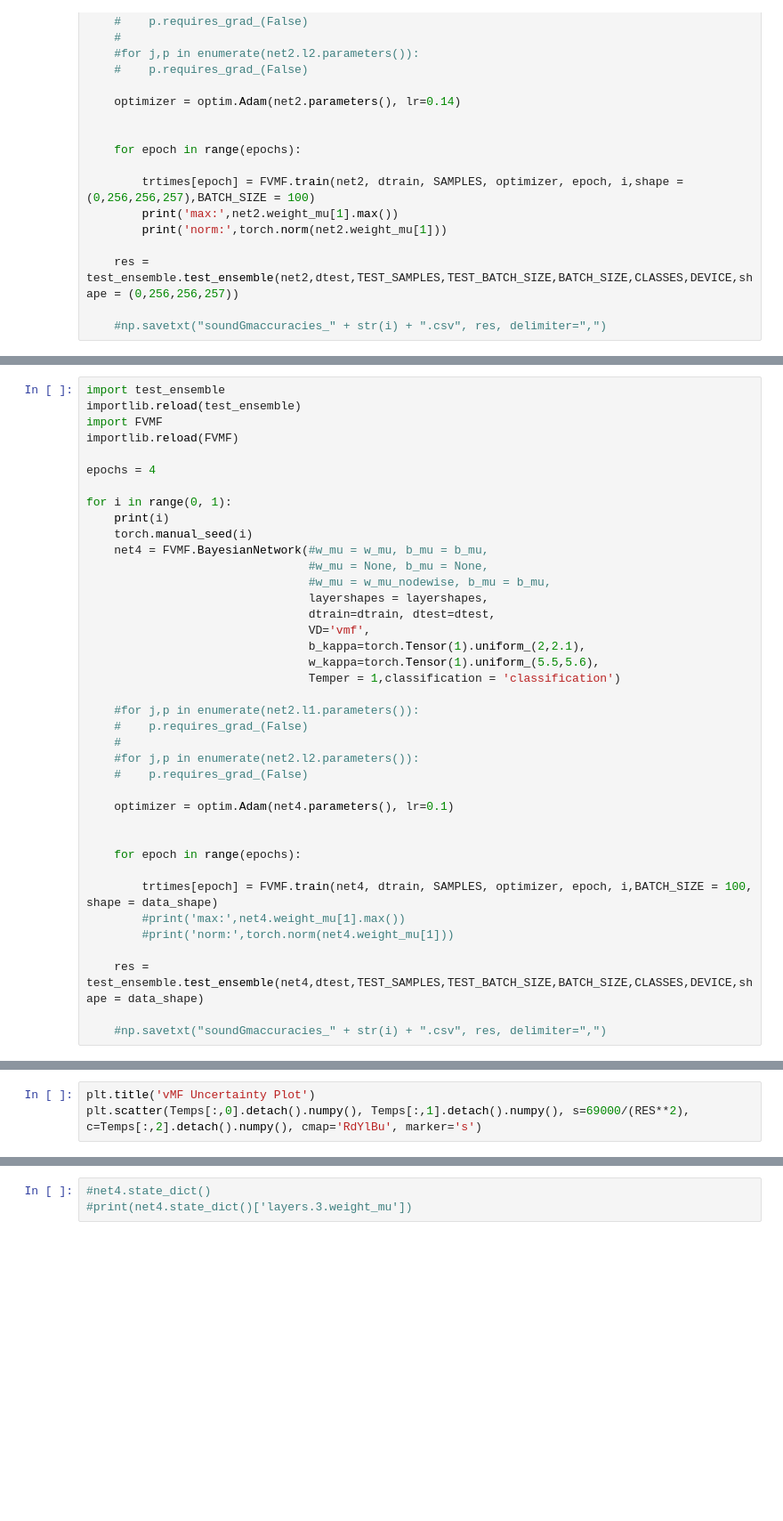
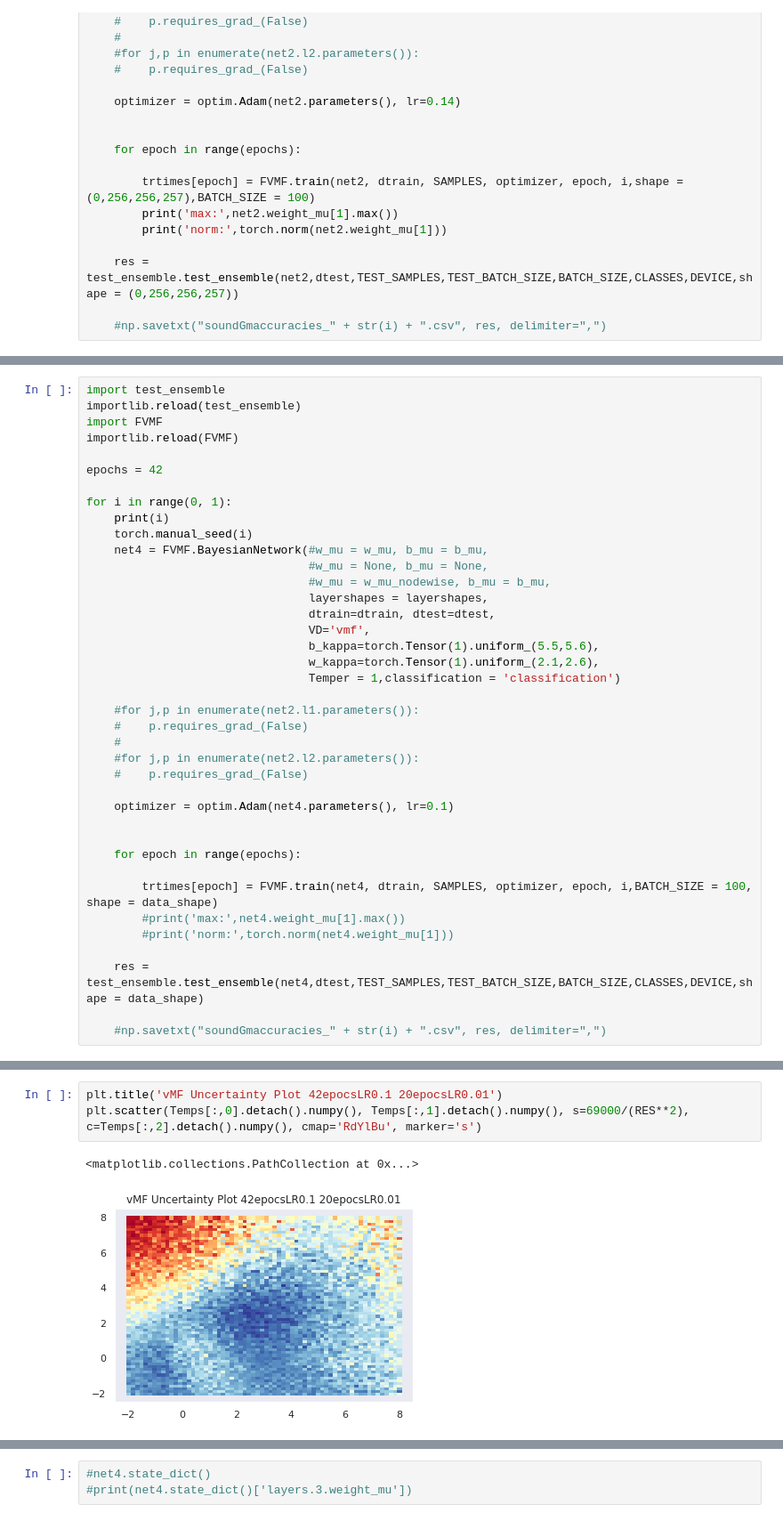
Before and after one commit to LeifMartin/BNN, a Jupyter notebook: Experiments.ipynb, the cells around one changed output, grey strips where cells are left out. Shown: that part at 89% size. Cells and saved outputs as stored; diff of their text form; blank space fills up the shorter version.

```diff
--- a/Experiments.ipynb
+++ b/Experiments.ipynb
@@ -411,7 +411,7 @@ importlib.reload(test_ensemble)
 import FVMF
 importlib.reload(FVMF)
 
-epochs = 4
+epochs = 42
 
 for i in range(0, 1):
     print(i)
@@ -422,8 +422,8 @@ for i in range(0, 1):
                                 layershapes = layershapes,
                                 dtrain=dtrain, dtest=dtest,
                                 VD='vmf',
-                                b_kappa=torch.Tensor(1).uniform_(2,2.1),
-                                w_kappa=torch.Tensor(1).uniform_(5.5,5.6),
+                                b_kappa=torch.Tensor(1).uniform_(5.5,5.6),
+                                w_kappa=torch.Tensor(1).uniform_(2.1,2.6),
                                 Temper = 1,classification = 'classification')
 
     #for j,p in enumerate(net2.l1.parameters()):
@@ -580,6 +566,9 @@ KeyboardInterrupt:
 # %%
-plt.title('vMF Uncertainty Plot')
+plt.title('vMF Uncertainty Plot 42epocsLR0.1 20epocsLR0.01')
 plt.scatter(Temps[:,0].detach().numpy(), Temps[:,1].detach().numpy(), s=69000/(RES**2), c=Temps[:,2].detach().numpy(), cmap='RdYlBu', marker='s')
+# %% [output]
+<matplotlib.collections.PathCollection at 0x...>
+[figure, added]
 # %%
 RES = 64
 enums = 5
```
Also changed, not shown: parts of 9 cells of this notebook.
